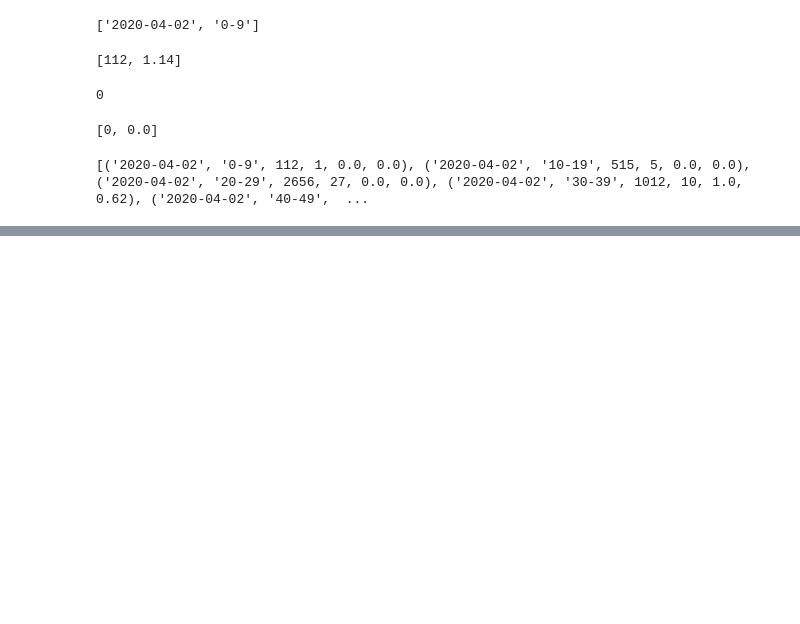
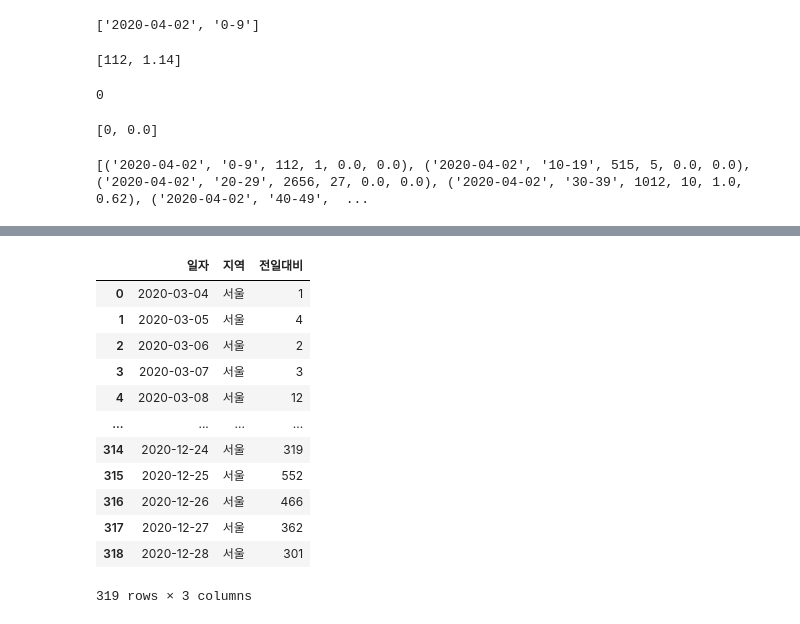
Before and after one commit to beegramin9/Flask, a Jupyter notebook: 3_module/db/dbtest.ipynb, the cells around one changed output, grey strips where cells are left out. Saved outputs shown, nothing was run; the diff lists cells and outputs as text; code cells hidden in the pictures; blank space fills up the shorter version.

```diff
--- a/3_module/db/dbtest.ipynb
+++ b/3_module/db/dbtest.ipynb
@@ -512,0 +619,23 @@ print(get_demographic_data('2020-04-02'))
+# %%
+sql = """ select date,city,casenum from all_info where city = '서울' """
+cur.execute(sql)
+rows = cur.fetchall()
+conn.commit()
+# %%
+results = pd.DataFrame(rows, columns = ['일자','지역','전일대비'])
+# results = results[[0,1,2]]
+results
+# %% [output]
+|  | 일자 | 지역 | 전일대비 |
+| 0 | 2020-03-04 | 서울 | 1 |
+| 1 | 2020-03-05 | 서울 | 4 |
+| 2 | 2020-03-06 | 서울 | 2 |
+| 3 | 2020-03-07 | 서울 | 3 |
+| 4 | 2020-03-08 | 서울 | 12 |
+| ... | ... | ... | ... |
+| 314 | 2020-12-24 | 서울 | 319 |
+| 315 | 2020-12-25 | 서울 | 552 |
+| 316 | 2020-12-26 | 서울 | 466 |
+| 317 | 2020-12-27 | 서울 | 362 |
+| 318 | 2020-12-28 | 서울 | 301 |
+319 rows × 3 columns
```
Also changed, not shown: parts of 22 cells of this notebook, 9 other files.
